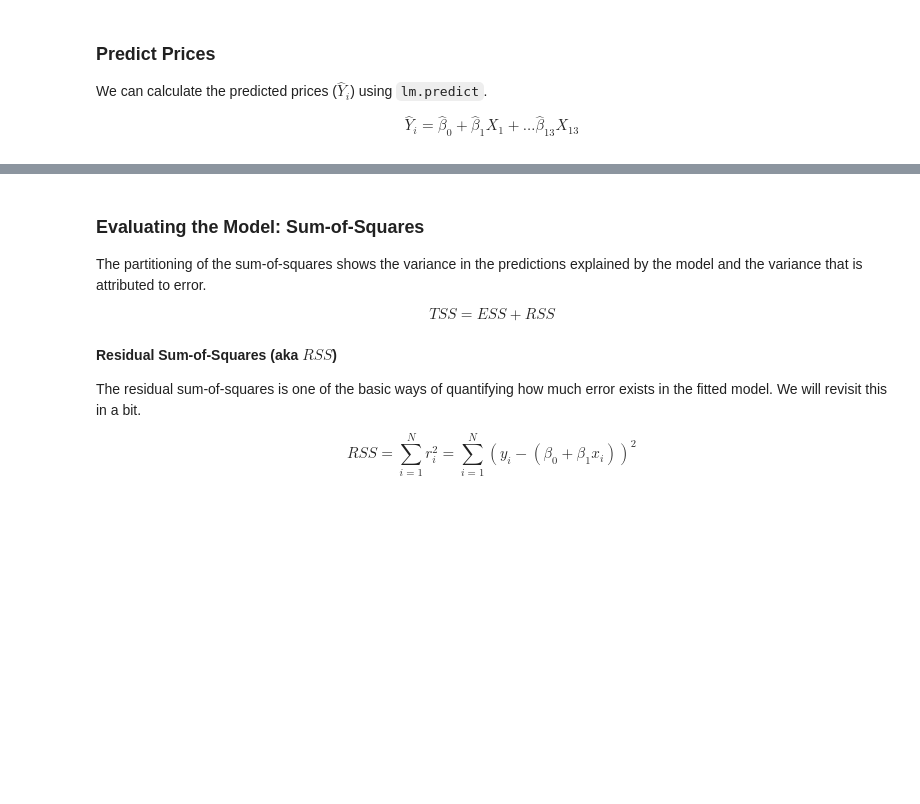
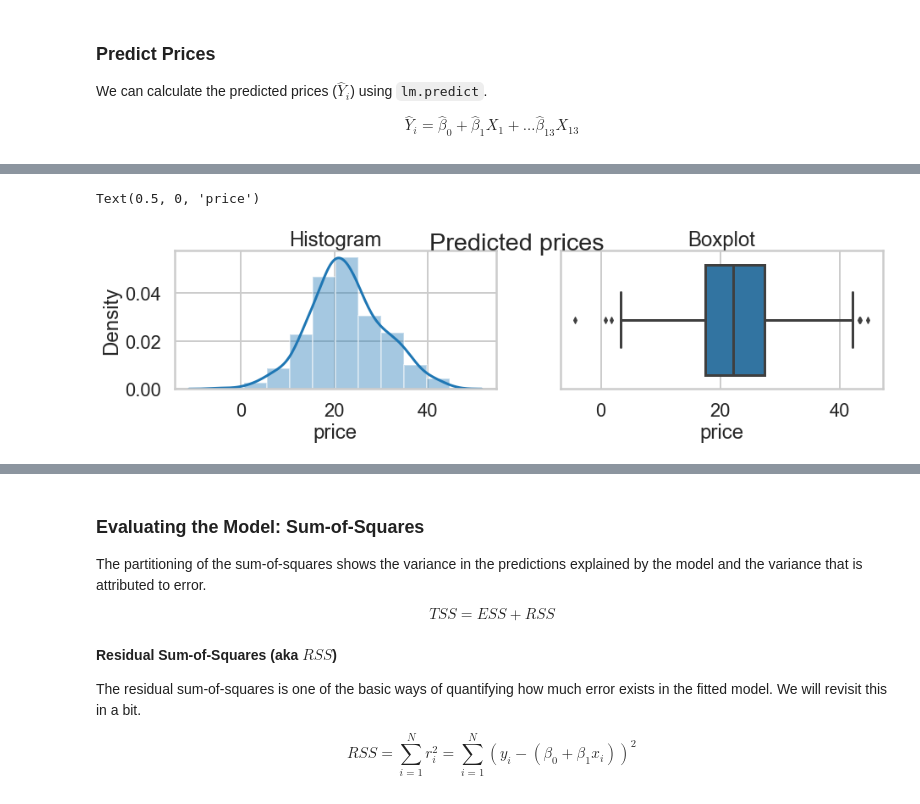
Before and after one commit to BinhKieu82/Springboard_NormProj, a Jupyter notebook: 11.4Boston_Housing_linear_regression/linear_regression/Mini_Project_Linear_Regression.ipynb, the cells around one changed output, grey strips where cells are left out. Saved outputs shown, nothing was run; the diff lists cells and outputs as text; code cells hidden in the pictures; blank space fills up the shorter version.

```diff
--- a/11.4Boston_Housing_linear_regression/linear_regression/Mini_Project_Linear_Regression.ipynb
+++ b/11.4Boston_Housing_linear_regression/linear_regression/Mini_Project_Linear_Regression.ipynb
@@ -500,0 +517,4 @@ lm.fit(X, bos.PRICE)
+# %%
+# your turn
+lm_no_intercept = LinearRegression(fit_intercept=False)
+lm_no_intercept.fit(X, bos.PRICE)
@@ -536,0 +593,13 @@ lm.predict(X)[0:5]
+# %%
+# your turn
+fig, axes = plt.subplots(1, 2,figsize=(15,3))
+fig.suptitle('Predicted prices')
+axes[0].set_title('Histogram')
+axes[1].set_title('Boxplot')
+sns.distplot(lm.predict(X), ax=axes[0], bins=10)
+sns.boxplot(x=lm.predict(X),ax=axes[1])
+axes[0].set_xlabel('price')
+axes[1].set_xlabel('price')
+# %% [output]
+Text(0.5, 0, 'price')
+[figure, added]
```
Also changed, not shown: parts of 23 cells of this notebook.
